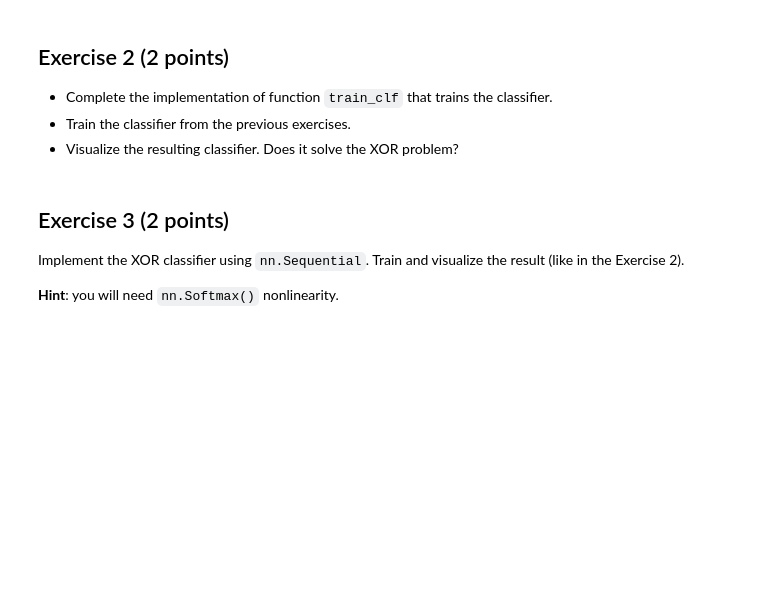
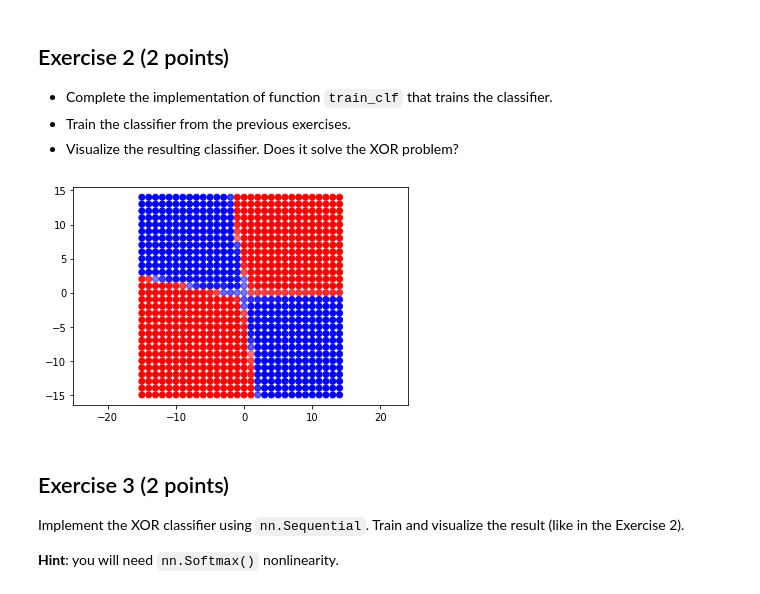
Before and after one commit to mohammadsanaee/ML_in_application, a Jupyter notebook: 4_pytorch.ipynb, the cells around one changed output. Saved outputs shown, nothing was run; the diff lists cells and outputs as text; code cells hidden in the pictures; blank space fills up the shorter version.

```diff
--- a/4_pytorch.ipynb
+++ b/4_pytorch.ipynb
@@ -102,6 +122,7 @@ N = 10
 - Train the classifier from the previous exercises.
 - Visualize the resulting classifier. Does it solve the XOR problem?
 # %%
+from torch.autograd import grad_mode
 def train_clf(clf, points, labels, num_iterations, learning_rate, seed=0):
     np.random.seed(seed)
     # note that we are using CrossEntropyLoss for classification
@@ -118,13 +139,16 @@ def train_clf(clf, points, labels, num_iterations, learning_rate, seed=0):
         # `label` is a number
         # you need to convert it into a one-dimensional tensor `target` (NOT a scalar!)
         # this is because CrossEntropyLoss accepts a vector of targets
-        target = # YOUR CODE HERE
+        target = torch.tensor([label])# YOUR CODE HERE
+
+
 
         # compute the prediction
         # you need to convert it into 2-dimensional matrix with one row!
         # this is because CrossEntropyLoss accepts a matrix of predictions
         # you can do it using the `unsqueeze()` function with dim=0
-        prediction = # YOUR CODE HERE
+        prediction = clf.forward(torch.tensor([x, y])).unsqueeze(dim=0)
+     # YOUR CODE HERE
 
         loss = loss_function(prediction, target)
         clf.zero_grad()
@@ -135,9 +159,18 @@ def train_clf(clf, points, labels, num_iterations, learning_rate, seed=0):
             # `lr` is the learning rate
             for parameter in clf.parameters():
                 # YOUR CODE HERE
+                parameter -= lr* parameter.grad
 
 # YOUR CODE HERE: train the XORSolver using train_clf
 # YOUR CODE HERE: visualize the result
+# %%
+clf = XORSolver(N)
+num_iterations=1000
+learning_rate =0.5
+train_clf(clf, points, labels, num_iterations, learning_rate, seed=0)
+visualize_clf(clf, points)
+# %% [output]
+[figure, added]
 # %% [markdown]
 ## Exercise 3 (2 points)
 
```
Also changed, not shown: parts of 4 cells of this notebook.
